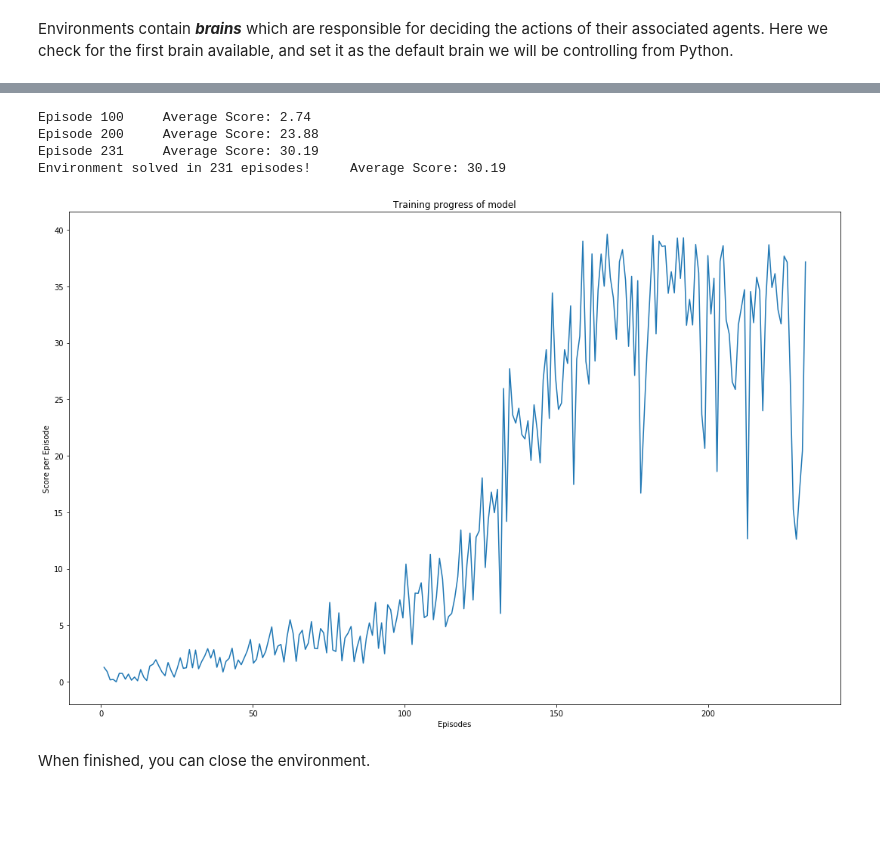
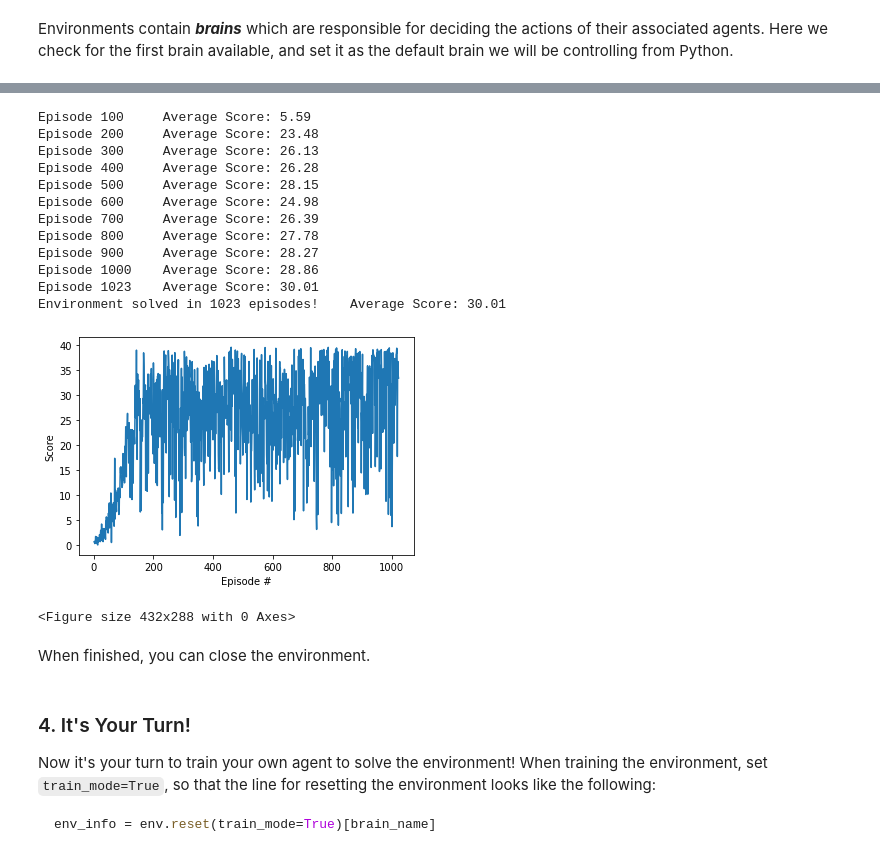
Before and after one commit to liuwenbindo/drlnd_continuous_control, a Jupyter notebook: Continuous_Control.ipynb, the cells around one changed output, grey strips where cells are left out. Drawn from its saved outputs; the diff is of its cells as text; code cells hidden in the pictures; blank space fills up the shorter version.

````diff
--- a/Continuous_Control.ipynb
+++ b/Continuous_Control.ipynb
@@ -94,7 +77,7 @@ Note that **in this coding environment, you will not be able to watch the agents
 # %%
-env_info = env.reset(train_mode=True)[brain_name]      # reset the environment
+env_info = env.reset(train_mode=False)[brain_name]     # reset the environment
 states = env_info.vector_observations                  # get the current state (for each agent)
-scores = np.zeros(num_agents)                          # initialize the score (for each agent)
+rand_scores = np.zeros(num_agents)                          # initialize the score (for each agent)
 while True:
     actions = np.random.randn(num_agents, action_size) # select an action (for each agent)
     actions = np.clip(actions, -1, 1)                  # all actions between -1 and 1
@@ -102,7 +85,7 @@ while True:
     next_states = env_info.vector_observations         # get next state (for each agent)
     rewards = env_info.rewards                         # get reward (for each agent)
     dones = env_info.local_done                        # see if episode finished
-    scores += env_info.rewards                         # update the score (for each agent)
+    rand_scores += env_info.rewards                         # update the score (for each agent)
     states = next_states                               # roll over states to next time step
     if np.any(dones):                                  # exit loop if episode finished
         break
@@ -123,0 +95,13 @@ from ddpg_agent import Agent
+# %%
+# Get env info and set up DDPG Agent accordingly
+env = UnityEnvironment(file_name='Reacher.app')
+# get the default brain
+brain_name = env.brain_names[0]
+brain = env.brains[brain_name]
+
+env_info = env.reset(train_mode=True)[brain_name]
+action_size = brain.vector_action_space_size
+states = env_info.vector_observations
+state_size = states.shape[1]
+num_agents = len(env_info.agents)
+agent = Agent(state_size=state_size, action_size=action_size, random_seed=42)
@@ -124,13 +126,7 @@ from ddpg_agent import Agent
 # %%
+# Function to use DDPG algorithm to solve the environment, please see the details of the model in model.py
+# and agent settings in ddpg_agent.py
 def ddpg(n_episodes=1000, max_t=10000, print_every=100):
-    """DDQN Algorithm.
-
-    Params
-    ======
-        n_episodes (int): maximum number of training episodes
-        max_t (int): maximum number of timesteps per episode
-        print_every (int): frequency of printing information throughout iteration """
-
     scores = []
     scores_deque = deque(maxlen=print_every)
 
@@ -176,24 +169,36 @@ agent = Agent(state_size=state_size, action_size=action_size, random_seed=42)
 # %%
-scores = ddpg(n_episodes = 500)
+scores = ddpg(n_episodes = 2000)
 # %% [output]
-Episode 100     Average Score: 2.74
-Episode 200     Average Score: 23.88
-Episode 231     Average Score: 30.19
-Environment solved in 231 episodes!     Average Score: 30.19
+Episode 100     Average Score: 5.59
+Episode 200     Average Score: 23.48
+Episode 300     Average Score: 26.13
+Episode 400     Average Score: 26.28
+Episode 500     Average Score: 28.15
+Episode 600     Average Score: 24.98
+Episode 700     Average Score: 26.39
+Episode 800     Average Score: 27.78
+Episode 900     Average Score: 28.27
+Episode 1000    Average Score: 28.86
+Episode 1023    Average Score: 30.01
+Environment solved in 1023 episodes!    Average Score: 30.01
-# %%
-n_episodes = len(scores)
-
-fig, ax = plt.subplots(figsize=(15, 10))
-ax.plot(np.linspace(1,n_episodes+1, n_episodes),scores)
-ax.set_xlabel('Episodes')
-ax.set_ylabel('Score per Episode')
-ax.set_title('Training progress of model');
-
-fig.tight_layout()
-fig.savefig("plot.jpg")
-# %% [output]
-[figure, removed]
+# %%
+fig = plt.figure()
+ax = fig.add_subplot(111)
+plt.plot(np.arange(1, len(scores)+1), scores)
+plt.ylabel('Score')
+plt.xlabel('Episode #')
+plt.show()
+# %% [output]
+[figure, added]
+<Figure size 432x288 with 0 Axes>
 # %% [markdown]
 When finished, you can close the environment.
 # %%
 env.close()
+# %% [markdown]
+### 4. It's Your Turn!
+
+Now it's your turn to train your own agent to solve the environment!  When training the environment, set `train_mode=True`, so that the line for resetting the environment looks like the following:
+```python
+env_info = env.reset(train_mode=True)[brain_name]
+```
````
Also changed, not shown: parts of 18 cells of this notebook.
